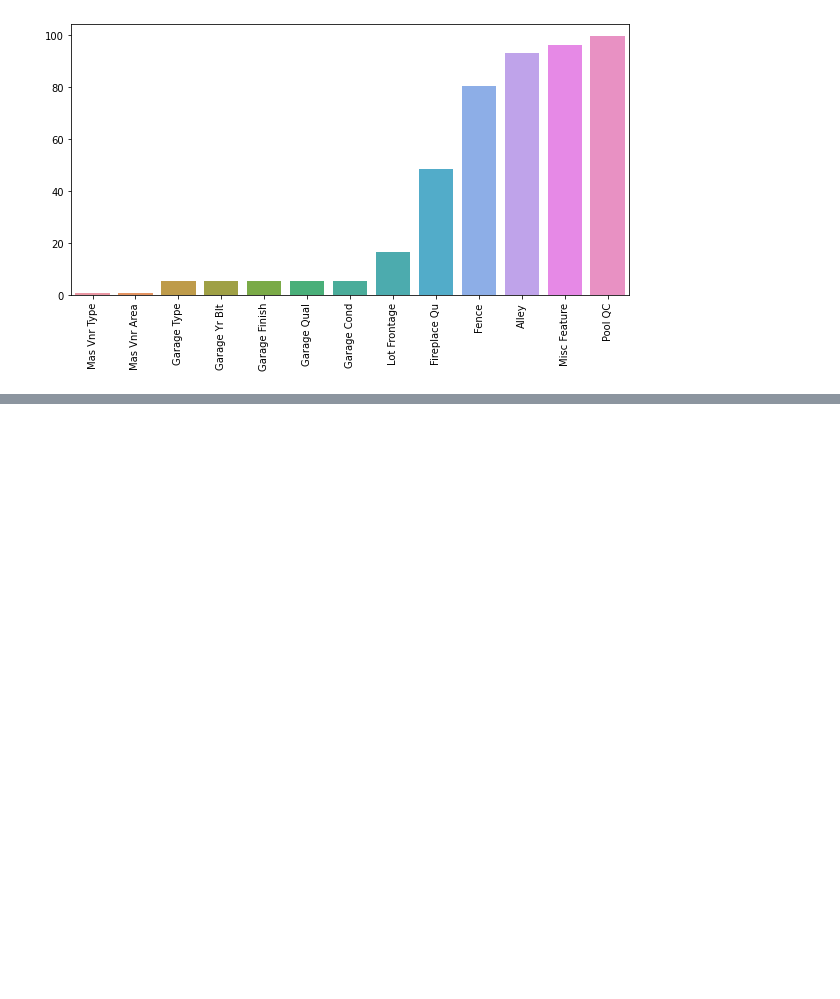
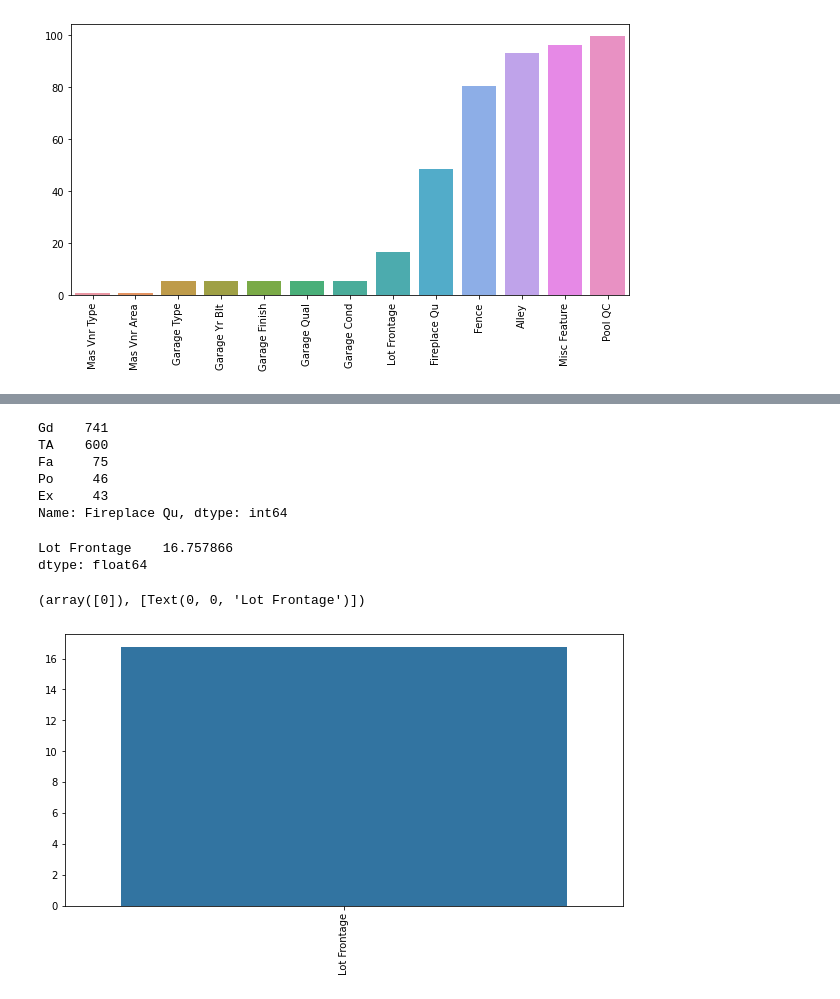
Before and after one commit to dhires9196/ML_reinvent, a Jupyter notebook: outliers/Outliers_Feature_engineering.ipynb, the cells around one changed output, grey strips where cells are left out. Saved outputs shown, nothing was run; the diff lists cells and outputs as text; code cells hidden in the pictures; blank space fills up the shorter version.

```diff
--- a/outliers/Outliers_Feature_engineering.ipynb
+++ b/outliers/Outliers_Feature_engineering.ipynb
@@ -585,0 +671,24 @@ plt.xticks(rotation=90)
+# %%
+df['Fireplace Qu'].value_counts()
+# %% [output]
+Gd    741
+TA    600
+Fa     75
+Po     46
+Ex     43
+Name: Fireplace Qu, dtype: int64
+# %%
+df['Fireplace Qu'] = df['Fireplace Qu'].fillna("None")
+# %%
+precentage_nan=precent_missing(df)
+precentage_nan
+# %% [output]
+Lot Frontage    16.757866
+dtype: float64
+# %%
+plt.figure(figsize=(10,5))
+sns.barplot(x=precentage_nan.index,y=precentage_nan)
+plt.xticks(rotation=90)
+# %% [output]
+(array([0]), [Text(0, 0, 'Lot Frontage')])
+[figure, added]
```
Also changed, not shown: parts of 21 cells of this notebook, 2 other files.
